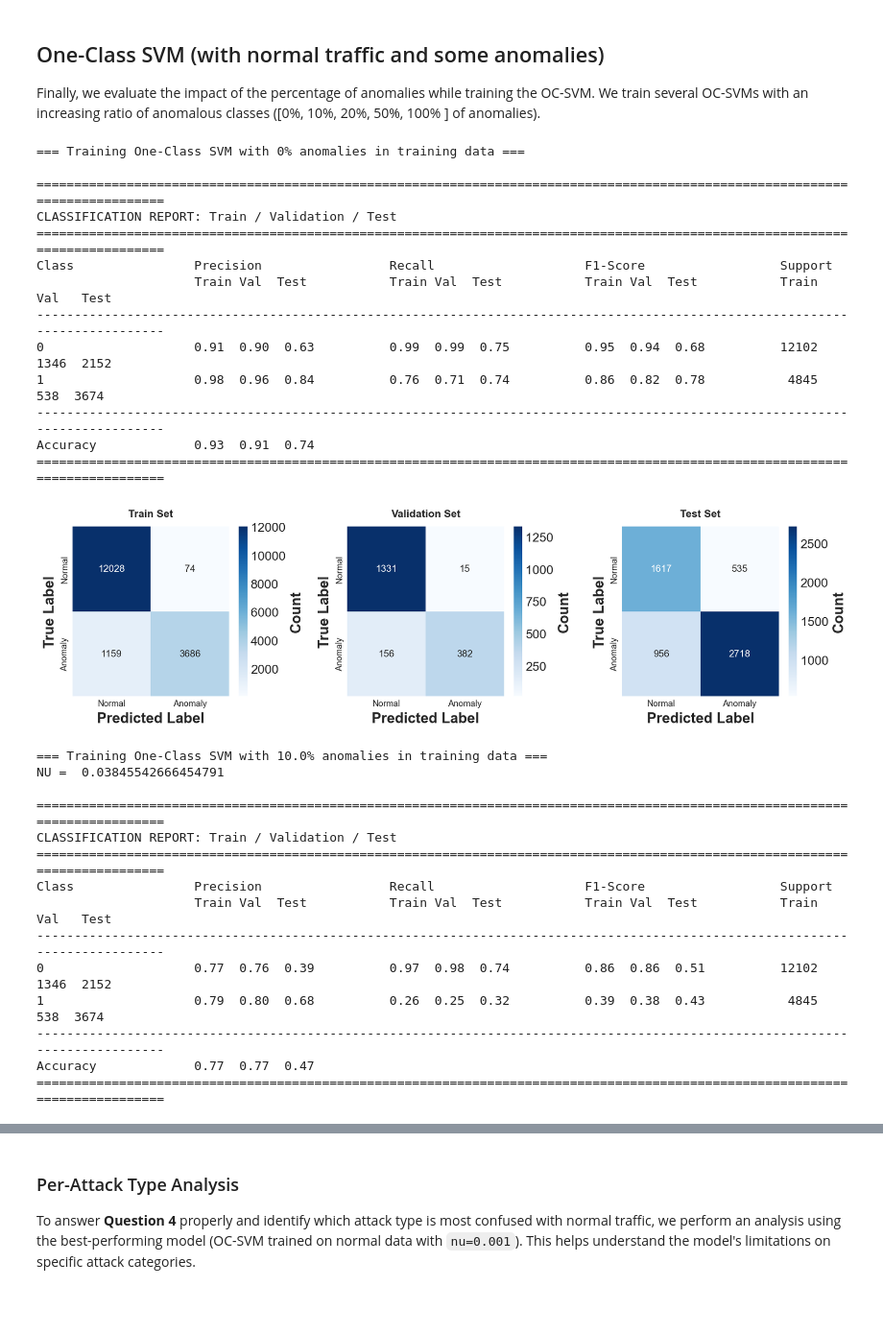
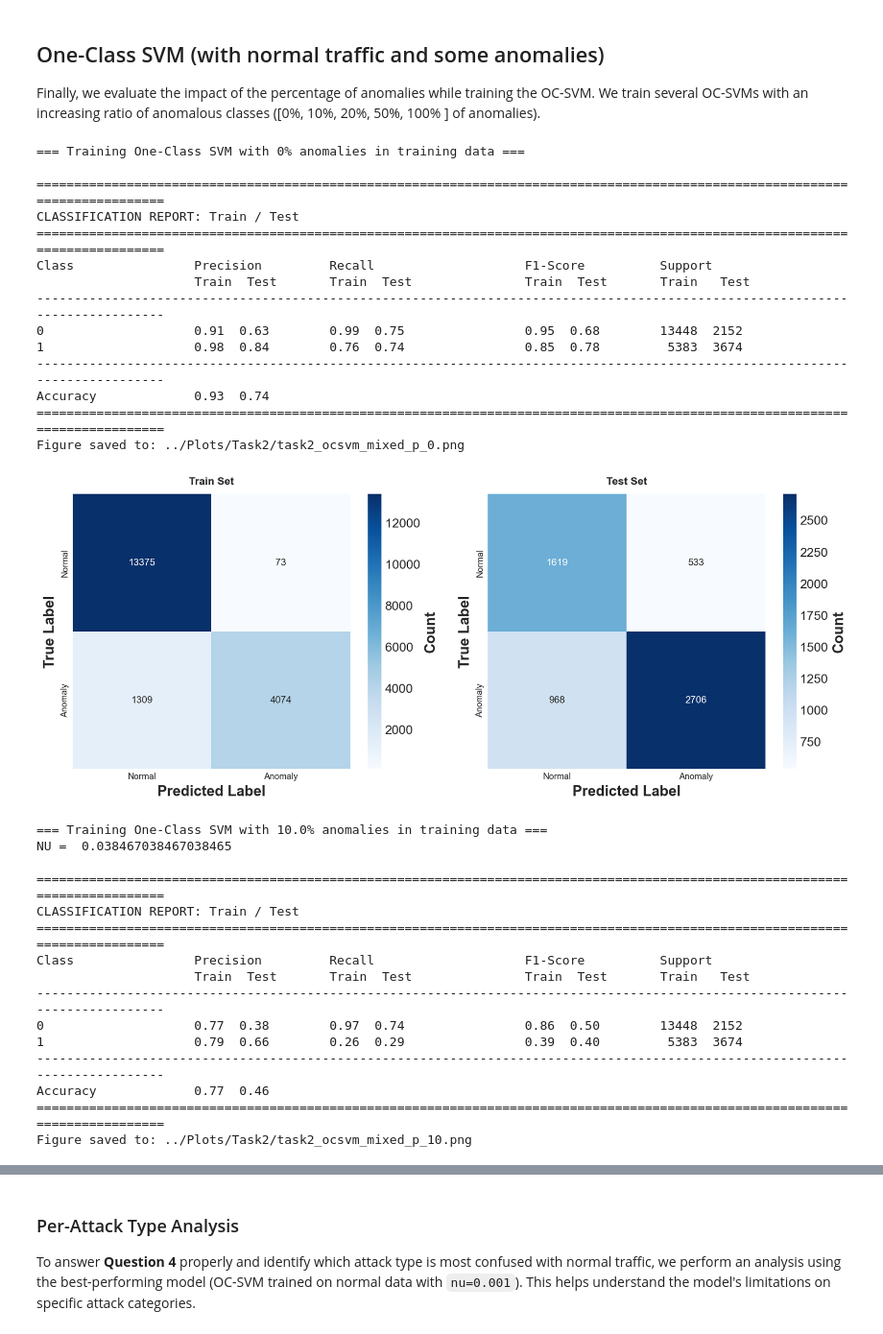
Before and after one commit to RenatoMignone/unsupervised-network-intrusion-detection, a Jupyter notebook: lab/notebooks/Task2.ipynb, the cells around one changed output, grey strips where cells are left out. Shown at 96% size. Saved outputs shown, nothing was run; the diff lists cells and outputs as text; code cells hidden in the pictures; blank space fills up the shorter version.

```diff
--- a/lab/notebooks/Task2.ipynb
+++ b/lab/notebooks/Task2.ipynb
@@ -159,13 +155,13 @@ def plot_confusion_matrices_combined(y_true_list, y_pred_list, class_names, titl
     Creates a combined figure with multiple confusion matrices in one row.
 
     Args:
-        y_true_list: List of true labels arrays [train, val, test]
-        y_pred_list: List of predicted labels arrays [train, val, test]
+        y_true_list: List of true labels arrays [train, test]
+        y_pred_list: List of predicted labels arrays [train, test]
         class_names: List of class names for axis labels
         titles: List of titles for each subplot
         save_name: Optional filename for the consolidated confusion matrices.
     """
-    fig, axes = plt.subplots(1, 3, figsize=(12, 3.5))
+    fig, axes = plt.subplots(1, 2, figsize=(12, 5))
 
     for idx, (y_true, y_pred, title, ax) in enumerate(zip(y_true_list, y_pred_list, titles, axes)):
         cm = confusion_matrix(y_true, y_pred)
@@ -285,23 +275,19 @@ for nu in [0.00001, 0.0001, 0.001, 0.01, 0.5]:
     y_train_pred = ocsvm_normal_only.predict(X_train)
     y_train_pred_binary = (y_train_pred == -1).astype(int)
 
-    y_val_pred = ocsvm_normal_only.predict(X_val)
-    y_val_pred_binary = (y_val_pred == -1).astype(int)
-
     y_test_pred = ocsvm_normal_only.predict(X_test)
     y_test_pred_binary = (y_test_pred == -1).astype(int)
 
     print_combined_classification_reports(
     y_true_train=y_train, y_pred_train=y_train_pred_binary,
-    y_true_val=y_val, y_pred_val=y_val_pred_binary,
     y_true_test=y_test, y_pred_test=y_test_pred_binary
     )
 
     plot_confusion_matrices_combined(
-    y_true_list=[y_train, y_val, y_test],
-    y_pred_list=[y_train_pred_binary, y_val_pred_binary, y_test_pred_binary],
+    y_true_list=[y_train, y_test],
+    y_pred_list=[y_train_pred_binary, y_test_pred_binary],
     class_names=['Normal', 'Anomaly'],
-    titles=['Train Set Confusion Matrix', 'Validation Set Confusion Matrix', 'Test Set Confusion Matrix'],
+    titles=['Train Set Confusion Matrix', 'Test Set Confusion Matrix'],
     save_name=f'task2_ocsvm_normal_only_nu_{nu}.png'
     )
 # %% [output]
@@ -454,7 +442,6 @@ df_train_anomalies_only = df_train_anomalies_only.drop(columns=['label', 'binary
 # %%
 percentages = [0, 0.1, 0.2, 0.5, 1.0]
 f1_scores_train = []
-f1_scores_val = []
 f1_scores_test = []
 
 for p in percentages:
@@ -482,60 +469,56 @@ for p in percentages:
     y_train_pred_binary = (y_train_pred == -1).astype(int)
 
 
-    y_val_pred = ocsvm_p.predict(X_val)
-    y_val_pred_binary = (y_val_pred == -1).astype(int)
-
     y_test_pred = ocsvm_p.predict(X_test)
     y_test_pred_binary = (y_test_pred == -1).astype(int)
 
     # Calculate F1 macro scores
     _, _, f1_train, _ = precision_recall_fscore_support(y_train, y_train_pred_binary, average='macro', zero_division=0)
-    _, _, f1_val, _ = precision_recall_fscore_support(y_val, y_val_pred_binary, average='macro', zero_division=0)
     _, _, f1_test, _ = precision_recall_fscore_support(y_test, y_test_pred_binary, average='macro', zero_division=0)
 
     f1_scores_train.append(f1_train)
-    f1_scores_val.append(f1_val)
     f1_scores_test.append(f1_test)
 
     print_combined_classification_reports(
     y_true_train=y_train, y_pred_train=y_train_pred_binary,
-    y_true_val=y_val, y_pred_val=y_val_pred_binary,
     y_true_test=y_test, y_pred_test=y_test_pred_binary
     )
 
     plot_confusion_matrices_combined(
-    y_true_list=[y_train, y_val, y_test],
-    y_pred_list=[y_train_pred_binary, y_val_pred_binary, y_test_pred_binary],
+    y_true_list=[y_train, y_test],
+    y_pred_list=[y_train_pred_binary, y_test_pred_binary],
     class_names=['Normal', 'Anomaly'],
-    titles=['Train Set', 'Validation Set', 'Test Set'],
+    titles=['Train Set', 'Test Set'],
     save_name=f'task2_ocsvm_mixed_p_{int(p*100)}.png'
     )
 # %% [output]
 === Training One-Class SVM with 0% anomalies in training data ===
 
 =============================================================================================================================
-CLASSIFICATION REPORT: Train / Validation / Test
+CLASSIFICATION REPORT: Train / Test
 =============================================================================================================================
-Class                Precision                 Recall                    F1-Score                  Support
-                     Train Val  Test           Train Val  Test           Train Val  Test           Train  Val   Test
+Class                Precision         Recall                    F1-Score          Support
+                     Train  Test       Train  Test               Train  Test       Train   Test
 -----------------------------------------------------------------------------------------------------------------------------
-0                    0.91  0.90  0.63          0.99  0.99  0.75          0.95  0.94  0.68          12102  1346  2152
-1                    0.98  0.96  0.84          0.76  0.71  0.74          0.86  0.82  0.78           4845   538  3674
+0                    0.91  0.63        0.99  0.75                0.95  0.68        13448  2152
+1                    0.98  0.84        0.76  0.74                0.85  0.78         5383  3674
 -----------------------------------------------------------------------------------------------------------------------------
-Accuracy             0.93  0.91  0.74
+Accuracy             0.93  0.74
 =============================================================================================================================
+Figure saved to: ../Plots/Task2/task2_ocsvm_mixed_p_0.png
-[figure, old version]
+[figure, new version]
 === Training One-Class SVM with 10.0% anomalies in training data ===
-NU =  0.03845542666454791
+NU =  0.038467038467038465
 
 =============================================================================================================================
-CLASSIFICATION REPORT: Train / Validation / Test
+CLASSIFICATION REPORT: Train / Test
 =============================================================================================================================
-Class                Precision                 Recall                    F1-Score                  Support
-                     Train Val  Test           Train Val  Test           Train Val  Test           Train  Val   Test
+Class                Precision         Recall                    F1-Score          Support
+                     Train  Test       Train  Test               Train  Test       Train   Test
 -----------------------------------------------------------------------------------------------------------------------------
-0                    0.77  0.76  0.39          0.97  0.98  0.74          0.86  0.86  0.51          12102  1346  2152
-1                    0.79  0.80  0.68          0.26  0.25  0.32          0.39  0.38  0.43           4845   538  3674
+0                    0.77  0.38        0.97  0.74                0.86  0.50        13448  2152
+1                    0.79  0.66        0.26  0.29                0.39  0.40         5383  3674
 -----------------------------------------------------------------------------------------------------------------------------
-Accuracy             0.77  0.77  0.47
+Accuracy             0.77  0.46
 =============================================================================================================================
+Figure saved to: ../Plots/Task2/task2_ocsvm_mixed_p_10.png
```
Also changed, not shown: parts of 13 cells of this notebook, 56 other files.
